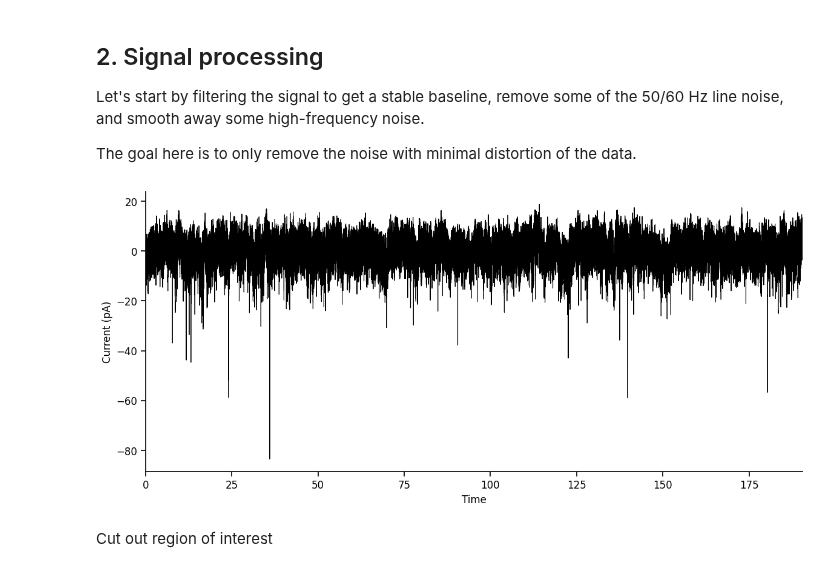
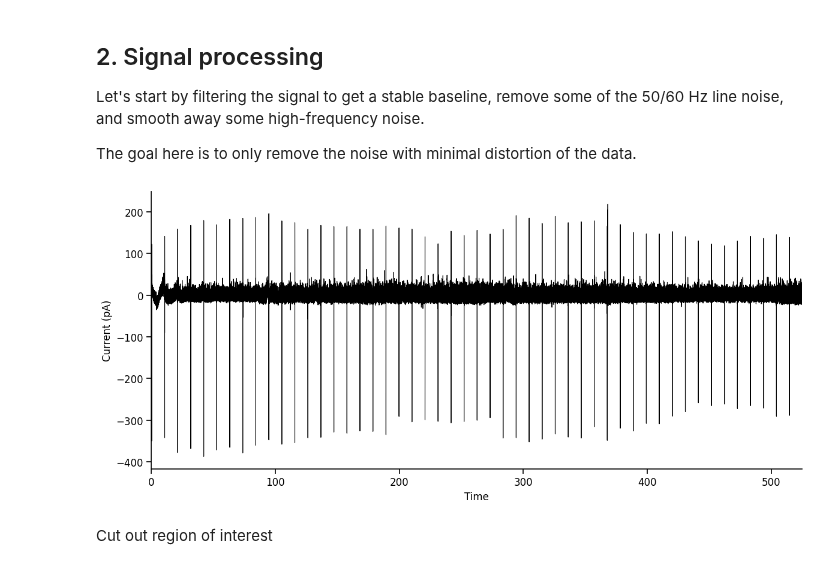
Before and after one commit to argalloni/CSHL_IonChannels2025, a Jupyter notebook: Analysis 12 - miniEPSCs.ipynb, the cells around one changed output. Cells and saved outputs as stored; diff of their text form; code cells hidden in the pictures.

```diff
--- a/Analysis 12 - miniEPSCs.ipynb
+++ b/Analysis 12 - miniEPSCs.ipynb
@@ -48,6 +57,8 @@ Choose which file you want to analyze and past the file name here:
 # data_file = 'data/miniEPSCs\\25430003.abf'
 # data_file = 'data/miniEPSCs\\25523018.abf'
 # data_file = 'data/miniEPSCs\\25523016.abf'
-data_file = 'data/miniEPSCs\\25523018.abf'
+# data_file = 'data/miniEPSCs\\25523018.abf'
+
+data_file = 'data/miniEPSCs\\2025_06_12_0017.abf'
 # %% [markdown]
 Now we can load the file and plot the raw data:
@@ -76,24 +107,24 @@ The goal here is to only remove the noise with minimal distortion of the data.
 # %%
 filtered_traces = current_traces
 
 # Step 1: Detrend the data to remove linear or constant trends.
-filtered_traces = filtered_traces.detrend(detrend_type='linear', num_segments=10)
+filtered_traces = filtered_traces.detrend(detrend_type='linear', num_segments=50)
 
 # Step 2: Apply a highpass filter to remove low-frequency noise + lowpass to remove high-frequency noise
 filtered_traces = filtered_traces.filter(
     line_freq=60,    # Frequency (Hz) of electrical noise to remove: 50 Hz (in Europe) or 60 Hz (in the US).
     width=2,         # Width (Hz) controls the width of frequency bands around the line frequency the filter cuts out.
     highpass=0.02,      # Removes low-frequency drift. Set a value in Hz (e.g. 1 for 1 Hz).
     lowpass=2000,    # Removes high-frequency noise. Set a value in Hz (e.g. 100 for 100 Hz).
     order=4)         # Controls sharpness of the filter. Higher = sharper cutoff.
 
 
 ax = plot_traces(filtered_traces.time_axis, filtered_traces.data)
 # ax[0].set_ylim([-1000,200])
 # ax[0].set_xlim([1.1,2.9])
 plt.show()
 # %% [output]
-[figure, old version]
+[figure, new version]
 # %% [markdown]
 Cut out region of interest
 # %%
```
Also changed, not shown: parts of 13 cells of this notebook.
